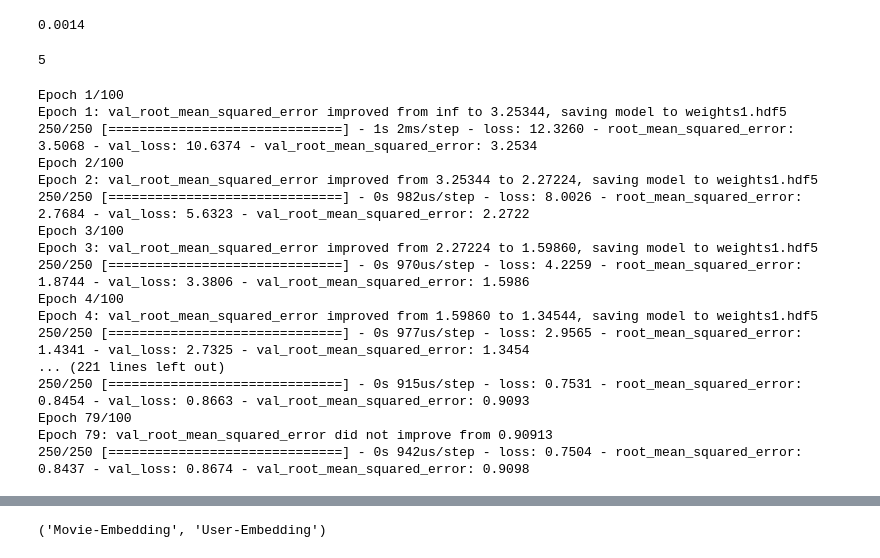
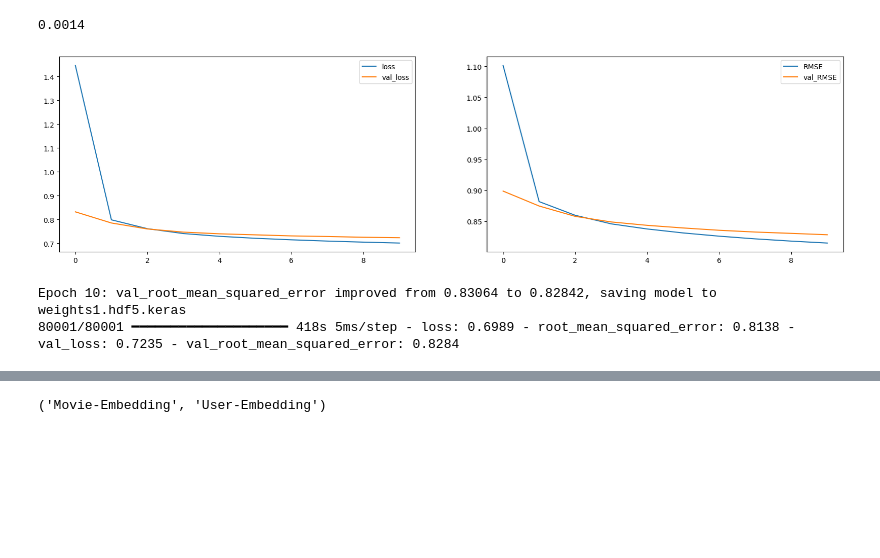
Before and after one commit to andresjaromezuk/sistema-recomendacion, a Jupyter notebook: notebooks/baselines.ipynb, the cells around one changed output, grey strips where cells are left out. Cells and saved outputs as stored; diff of their text form; code cells hidden in the pictures; blank space fills up the shorter version.

Commit message:
TP 2 DEEP LEARNING

```diff
--- a/notebooks/baselines.ipynb
+++ b/notebooks/baselines.ipynb
@@ -50,5 +62,5 @@ print(n_users, n_movies, n_users_train, n_movies_train)
 # %%
 #Seteo del experimento
-experiment_name = "Baselines"
-mlflow.set_experiment(experiment_name)
+mlflow.set_tracking_uri(uri="http://127.0.0.1:5000")
+mlflow.set_experiment(experiment_name="recommendation_system")
 # %% [output]
@@ -107,53 +122,40 @@ ________________________________________________________________________________
+# %%
+from fnn_helper import PlotLosses
+plot_losses = PlotLosses(1, None)
 # %%
 def root_mean_squared_error(y_true, y_pred):
     return K.sqrt(K.mean(K.square(y_pred - y_true)))
 # %%
-lr = 0.0014
-model.compile(Adam(learning_rate=lr), 'mean_squared_error', metrics=[root_mean_squared_error])
-mlflow.log_param("lr", lr)
+learning_rate = 0.0014
+model.compile(Adam(learning_rate=learning_rate), 'mean_squared_error', metrics=[root_mean_squared_error])
+mlflow.log_param("learning_rate", learning_rate)
 # %% [output]
 0.0014
 # %%
-from keras.callbacks import ModelCheckpoint
-checkpointer = ModelCheckpoint(filepath='weights1.hdf5', verbose=1, save_best_only=True, monitor='val_root_mean_squared_error')
+from tensorflow.keras.callbacks import ModelCheckpoint
+checkpointer = ModelCheckpoint(filepath='weights1.hdf5.keras', verbose=1, save_best_only=True, monitor='val_root_mean_squared_error')
 # %%
-from tensorflow.keras.callbacks import EarlyStopping
-patience = 5
-early_stopping = EarlyStopping(monitor='val_loss', patience=patience, restore_best_weights=True)
-mlflow.log_param("early_stopping_patience", patience)
+#from tensorflow.keras.callbacks import ModelCheckpoint
+#patience = 5
+#early_stopping = EarlyStopping(monitor='val_loss', patience=patience, restore_best_weights=True)
+#mlflow.log_param("ModelCheckpoint")
-# %% [output]
-5
 # %%
 batch_size = 320
-epochs = 100
+epochs = 10
 mlflow.log_param("batch_size", batch_size)
 mlflow.log_param("epochs", epochs)
 
-history = model.fit([ratings_train.user_id, ratings_train.movie_id],
+history = model.fit([ratings_train.userId, ratings_train.movieId],
                     ratings_train.rating,
                     batch_size=batch_size,
-                    validation_data=([ratings_val.user_id, ratings_val.movie_id], ratings_val.rating),
+                    validation_data=([ratings_val.userId, ratings_val.movieId], ratings_val.rating),
                     epochs=epochs,
-                    callbacks = [checkpointer, early_stopping],
+                    callbacks = [plot_losses, checkpointer],
                     verbose=1)
 # %% [output]
+[figure, added]
-Epoch 1/100
-Epoch 1: val_root_mean_squared_error improved from inf to 3.25344, saving model to weights1.hdf5
-250/250 [==============================] - 1s 2ms/step - loss: 12.3260 - root_mean_squared_error: 3.5068 - val_loss: 10.6374 - val_root_mean_squared_error: 3.2534
-Epoch 2/100
-Epoch 2: val_root_mean_squared_error improved from 3.25344 to 2.27224, saving model to weights1.hdf5
-250/250 [==============================] - 0s 982us/step - loss: 8.0026 - root_mean_squared_error: 2.7684 - val_loss: 5.6323 - val_root_mean_squared_error: 2.2722
-Epoch 3/100
-Epoch 3: val_root_mean_squared_error improved from 2.27224 to 1.59860, saving model to weights1.hdf5
-250/250 [==============================] - 0s 970us/step - loss: 4.2259 - root_mean_squared_error: 1.8744 - val_loss: 3.3806 - val_root_mean_squared_error: 1.5986
-Epoch 4/100
-Epoch 4: val_root_mean_squared_error improved from 1.59860 to 1.34544, saving model to weights1.hdf5
-250/250 [==============================] - 0s 977us/step - loss: 2.9565 - root_mean_squared_error: 1.4341 - val_loss: 2.7325 - val_root_mean_squared_error: 1.3454
-... (221 lines left out)
-250/250 [==============================] - 0s 915us/step - loss: 0.7531 - root_mean_squared_error: 0.8454 - val_loss: 0.8663 - val_root_mean_squared_error: 0.9093
-Epoch 79/100
-Epoch 79: val_root_mean_squared_error did not improve from 0.90913
-250/250 [==============================] - 0s 942us/step - loss: 0.7504 - root_mean_squared_error: 0.8437 - val_loss: 0.8674 - val_root_mean_squared_error: 0.9098
+Epoch 10: val_root_mean_squared_error improved from 0.83064 to 0.82842, saving model to weights1.hdf5.keras
+80001/80001 ━━━━━━━━━━━━━━━━━━━━ 418s 5ms/step - loss: 0.6989 - root_mean_squared_error: 0.8138 - val_loss: 0.7235 - val_root_mean_squared_error: 0.8284
 # %%
 for key, value in history.history.items():
   mlflow.log_metric(key, value[-1])
```
Also changed, not shown: parts of 18 cells of this notebook, 6 other files.
